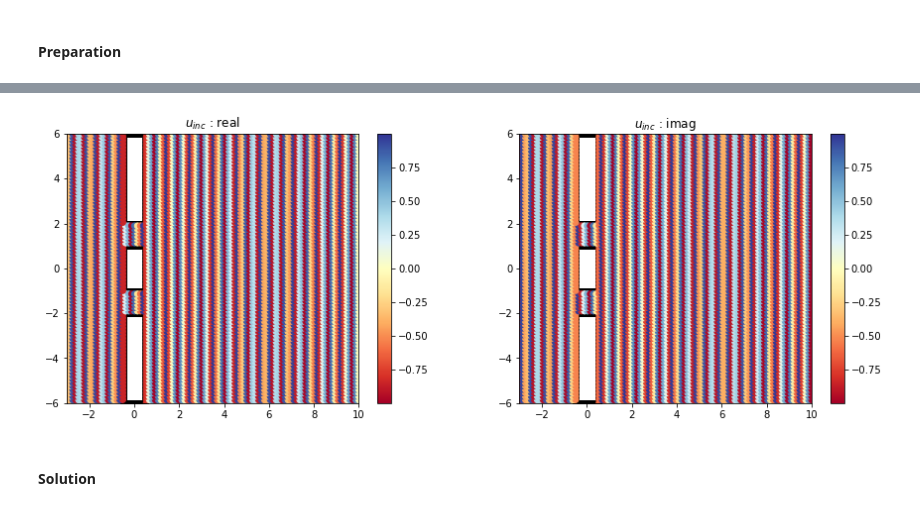
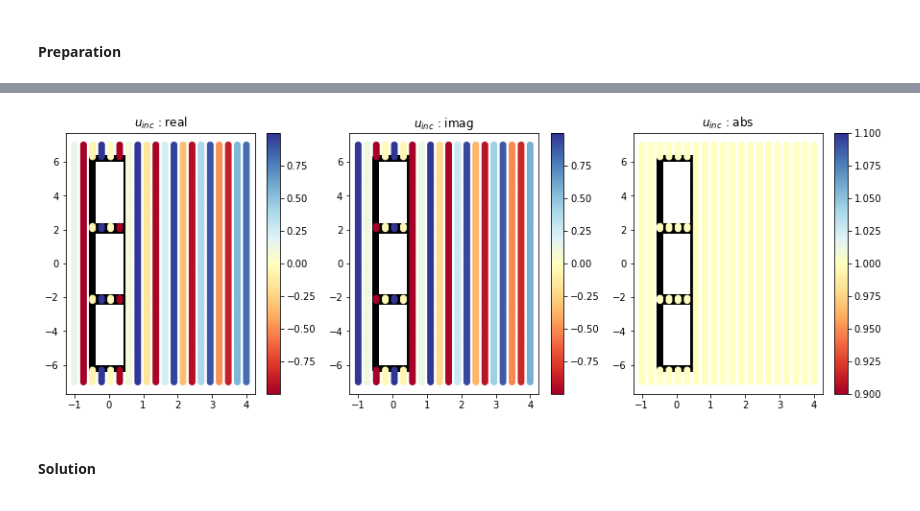
Before and after one commit to EliaStocco/Bspline, a Jupyter notebook: python/BEM-Young-2.ipynb, the cells around one changed output, grey strips where cells are left out. Cells and saved outputs as stored; diff of their text form; code cells hidden in the pictures.

```diff
--- a/python/BEM-Young-2.ipynb
+++ b/python/BEM-Young-2.ipynb
@@ -115,8 +115,8 @@ print("lambda:",2*np.pi/wavevector)
 I = np.complex(0,1)
 
 
-xmin = -3
-xmax = 10
+xmin = -1
+xmax = 4
 ymin = -7
 ymax = 7
 # %% [output]
@@ -325,8 +325,8 @@ files/BEM/Young/stiffness_matrix-P=1-N=100-k=30.csv
 # %% [markdown]
 ### Single Layer Potential basis
 # %%
-Nx= 80#int(xmax-xmin)*10
-Ny = 60#int(ymax-ymin)*10
+Nx= 20#int(xmax-xmin)*10
+Ny = 100#int(ymax-ymin)*10
 x = np.linspace(xmin,xmax,Nx)
 y = np.linspace(ymin,ymax,Ny)
 X,Y = np.meshgrid(x,y)
@@ -581,34 +602,35 @@ def plot(fig,n,xB,yB,x,y,c,title,cmap):
     ax.scatter(xB, yB, color= "black",label="Bspline")
     sc = ax.scatter(x,y,c=c,cmap=cmap)
     plt.colorbar(sc)
-    ax.set_aspect('equal')
-    plt.xlim(min(x),max(x))
-    plt.ylim(min(y),max(y))
+    #ax.set_aspect('equal')
+    #plt.xlim(min(x),max(x))
+    #plt.ylim(min(y),max(y))
     plt.title(title)
 
     return
 # %%
 #
 fig = plt.figure ( 0 , figsize = ( 15 , 5 ) )
 
 Uinc = plane_wave(XY)
 
 cmap = 'RdYlBu'
 
 x = np.concatenate((np.asarray(df[("up","x")]),\
                     np.asarray(df[("center","x")]),\
                     np.asarray(df[("down","x")])))
 
 y = np.concatenate((np.asarray(df[("up","y")]),\
                     np.asarray(df[("center","y")]),\
                     np.asarray(df[("down","y")])))
 
-plot(fig,121,x,y,XY[:,0],XY[:,1],Uinc.real,"$u_{inc}$ : real",cmap)
-plot(fig,122,x,y,XY[:,0],XY[:,1],Uinc.imag,"$u_{inc}$ : imag",cmap)
+plot(fig,131,x,y,XY[:,0],XY[:,1],Uinc.real,"$u_{inc}$ : real",cmap)
+plot(fig,132,x,y,XY[:,0],XY[:,1],Uinc.imag,"$u_{inc}$ : imag",cmap)
+plot(fig,133,x,y,XY[:,0],XY[:,1],np.absolute(Uinc),"$u_{inc}$ : abs",cmap)
 
 plt.show()
 # %% [output]
-[figure, old version]
+[figure, new version]
 # %% [markdown]
 #### Solution
 # %%
```
Also changed, not shown: parts of 8 cells of this notebook, 10 other files.
